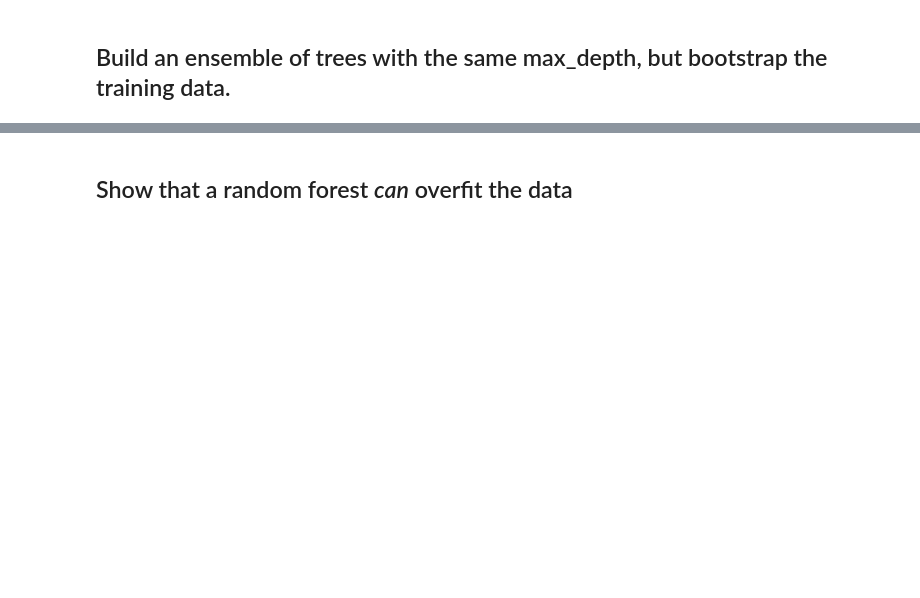
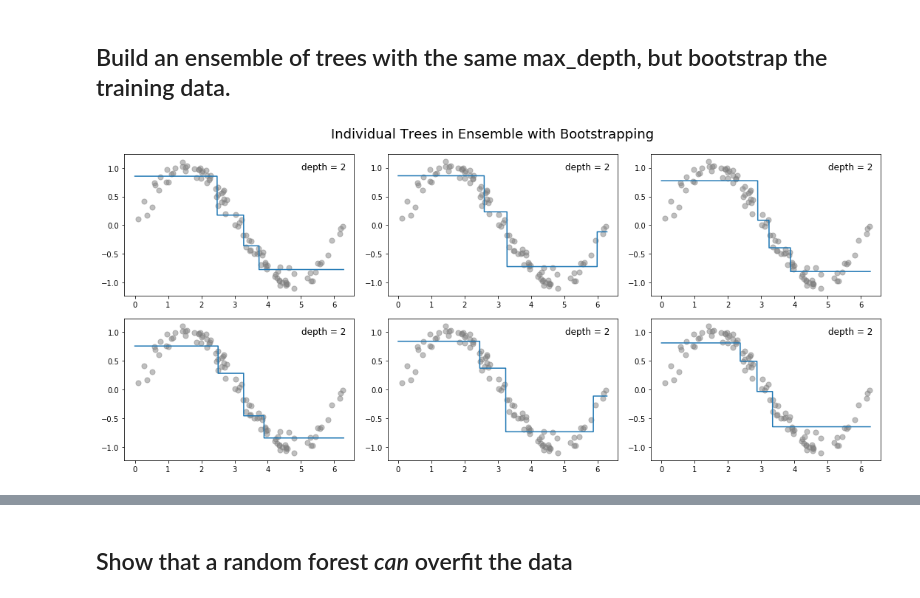
Before and after one commit to jmbuyck/articles, a Jupyter notebook: random_forest_regressor/RFR_Explained.ipynb, the cells around one changed output, grey strips where cells are left out. Saved outputs shown, nothing was run; the diff lists cells and outputs as text; code cells hidden in the pictures; blank space fills up the shorter version.

```diff
--- a/random_forest_regressor/RFR_Explained.ipynb
+++ b/random_forest_regressor/RFR_Explained.ipynb
@@ -208,0 +232,39 @@ X_bootstrapped, y_bootstrapped = resample(X, y, replace=True)
+# %%
+# TODO clean up this code
+my_next_ensemble = ensemble_grow(
+    X=X,
+    y=y,
+    num_trees=num_trees,
+    max_depth=max_depth,
+    bootstrap=True
+)
+
+tree_count = len(my_next_ensemble)
+
+# figure size to keep all of the subplots legible
+plt.figure(figsize=(15, 10))
+
+# get number of rows and cols for subplot to plot in a square grid
+subplot_dim = ceil(sqrt(tree_count))
+
+# plot the model for each tree in the ensemble on its own graph
+for idx, tree in enumerate(my_next_ensemble):
+    tree_depth = tree.get_depth()
+
+    # generate the predictions for plotting the model
+    y_model_plot = tree.predict(X_model_plot.reshape(-1, 1))
+
+    plt.subplot(subplot_dim, subplot_dim, idx+1)
+    plt.scatter(X, y, alpha=.5, c='gray', s=50)
+
+    plt.plot(X_model_plot, y_model_plot, label=f'depth = {tree_depth}')
+    plt.legend(handlelength=0, frameon=False, fontsize=12)
+
+    # this keeps the plot margins tight, without messing up the suptitle! see top answer at:
+    # https://stackoverflow.com/questions/8248467/matplotlib-tight-layout-doesnt-take-into-account-figure-suptitle
+    plt.tight_layout(rect=[0, 0.03, 1, 0.95])
+
+plt.suptitle('Individual Trees in Ensemble with Bootstrapping', fontsize=18)
+plt.show()
+# %% [output]
+[figure, added]
```
Also changed, not shown: parts of 14 cells of this notebook.
